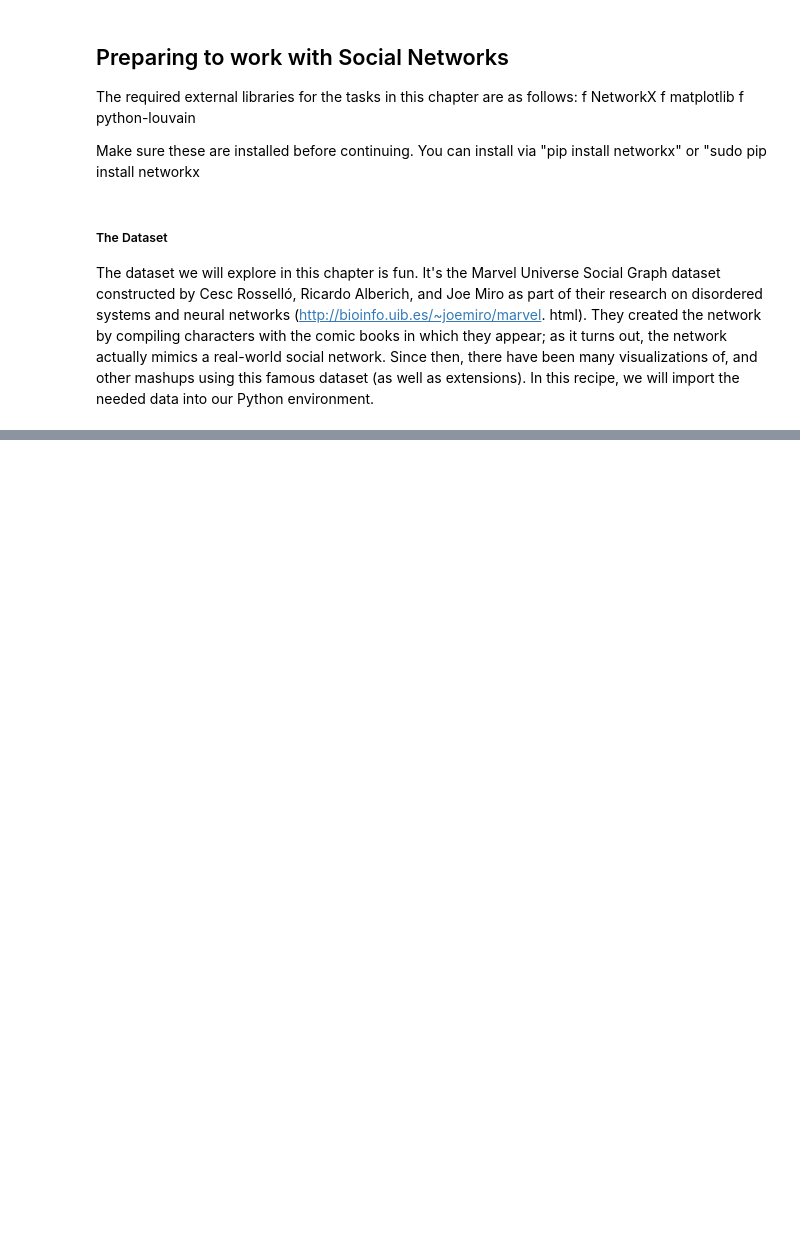
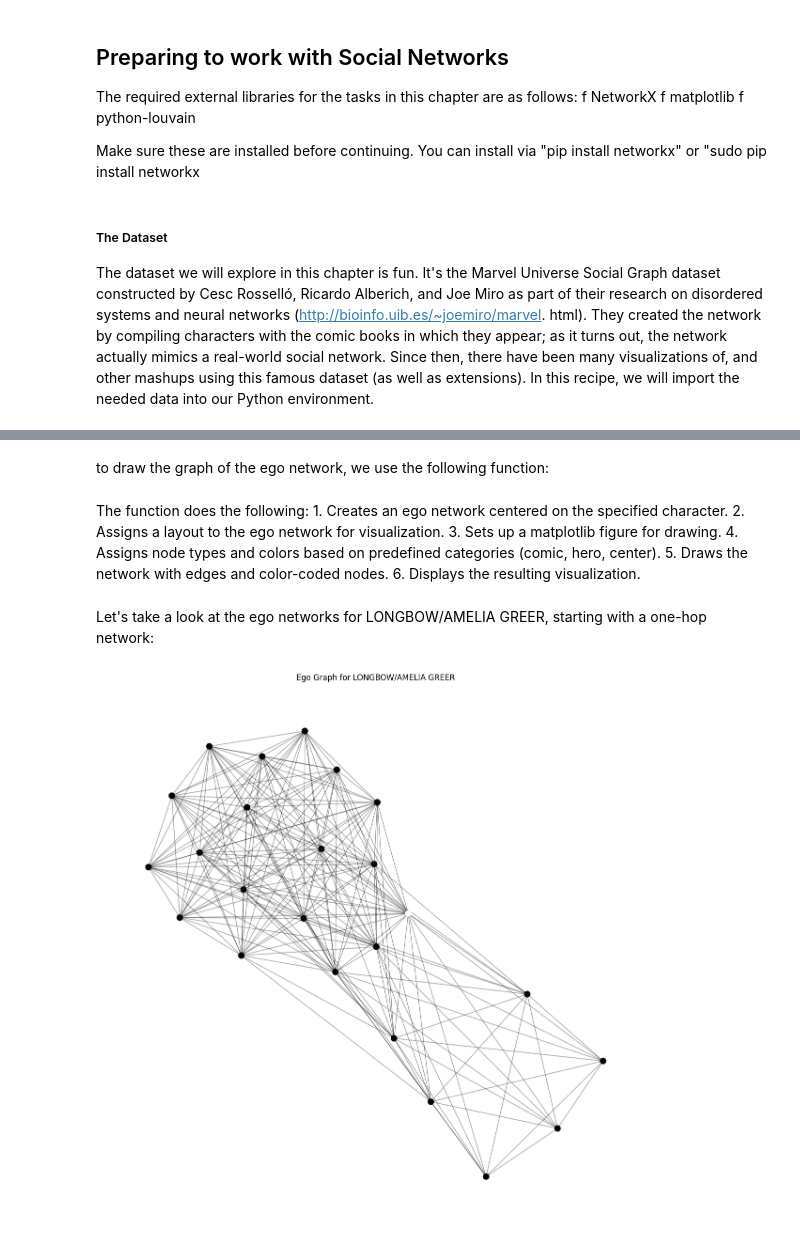
Before and after one commit to czek0/Data-Science-Portfolio, a Jupyter notebook: Social_Networking_Data_Analysis/social_networking.ipynb, the cells around one changed output, grey strips where cells are left out. Drawn from its saved outputs; the diff is of its cells as text; code cells hidden in the pictures; blank space fills up the shorter version.

Commit message:
updated social_networking example

```diff
--- a/Social_Networking_Data_Analysis/social_networking.ipynb
+++ b/Social_Networking_Data_Analysis/social_networking.ipynb
@@ -60,0 +40,7 @@ nx.info(graph)
+# %%
+# Usage:
+try:
+    g = graph_from_csv("data/hero-network.csv")
+    print(f"Graph created with {g.number_of_nodes()} nodes and {g.number_of_edges()} edges.")
+except Exception as e:
+    print(f"An error occurred: {e}")
@@ -60,0 +92,50 @@ nx.info(graph)
+# %%
+actor = 'SPIDER-MAN/PETER PAR'
+graph = g
+ego = nx.ego_graph(graph, actor, 1)
+# %% [markdown]
+to draw the graph of the ego network, we use the following function:
+# %%
+import networkx as nx
+import matplotlib.pyplot as plt
+
+def draw_ego_graph(graph, character, hops=1):
+    """
+    Expecting a graph_from_gdf
+    """
+    # Get the Ego Graph and Position
+    ego = nx.ego_graph(graph, character, hops)
+    pos = nx.spring_layout(ego)
+    plt.figure(figsize=(12,12))
+    plt.axis('off')
+
+    # Coloration and Configuration
+    nx.set_node_attributes(ego, {character: {"TYPE": "center"}})
+    valmap = {"comic": 0.25, "hero": 0.54, "center": 0.87}
+    types = nx.get_node_attributes(ego, "TYPE")
+    values = [valmap.get(types.get(node, "comic"), 0.25) for node in ego.nodes()]
+
+    # Draw
+    nx.draw_networkx_edges(ego, pos, alpha=0.4)
+    nx.draw_networkx_nodes(ego, pos,
+                           node_size=80,
+                           node_color=values,
+                           cmap=plt.cm.hot)
+    plt.title(f"Ego Graph for {character}")
+    plt.tight_layout()
+    plt.show()
+# %% [markdown]
+ The function does the following:
+    1. Creates an ego network centered on the specified character.
+    2. Assigns a layout to the ego network for visualization.
+    3. Sets up a matplotlib figure for drawing.
+    4. Assigns node types and colors based on predefined categories (comic, hero, center).
+    5. Draws the network with edges and color-coded nodes.
+    6. Displays the resulting visualization.
+# %% [markdown]
+Let's take a look at the ego networks for LONGBOW/AMELIA GREER, starting with a one-hop network:
+# %%
+# Usage
+draw_ego_graph(graph, "LONGBOW/AMELIA GREER")
+# %% [output]
+[figure, added]
```
Also changed, not shown: parts of 22 cells of this notebook, 6 other files.
